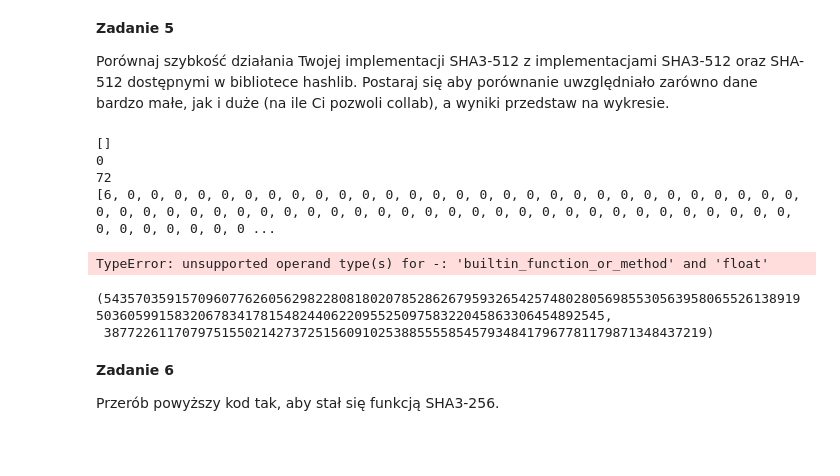
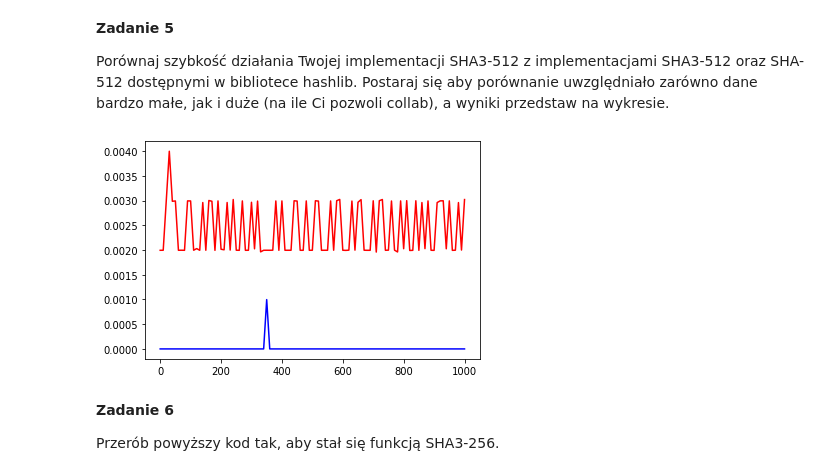
Before and after one commit to ewier/MKwAD_SPHINCS_plus, a Jupyter notebook: laby/Kryptografia_1.ipynb, the cells around one changed output. Drawn from its saved outputs; the diff is of its cells as text; code cells hidden in the pictures; blank space fills up the shorter version.

```diff
--- a/laby/Kryptografia_1.ipynb
+++ b/laby/Kryptografia_1.ipynb
@@ -389,31 +329,24 @@ def to_64_bytes(A, n=64, byte_num=8):
 
 def extract_hash(state):
     hash_str = ''
-    for i in state:
-        hash_str += hex(i)[2:]
+    for i in range(64):
+        b = state[i]
+        hash_str += hex(b)[2:]
     return hash_str
 
 def sha3_512(msg):
     msg = [ord(i) for i in msg]
-    print(msg)
     msg = pad(msg)
-    print(msg)
     state = [0x0 for i in range(200)]
-    logger(f">initial state:\n{state}")
 
     idx = 0
     while(idx<len(msg)):
         for j in range(0,r):
             state[j] = state[j] ^ msg[idx+j]
-        logger(f">XOR'ed state:\n{state}")
-        logger(">compute state:")
         state = compute(state)
-        logger(f">computed state:\n")
-        show_stream(state)
         idx = idx+r
         break
     return extract_hash(state)
-    # return to_64_bytes(convertToInts(state), 64, 8)
 # %%
 # INITIAL TEST
 # a69f73cca23a9ac5c8b567dc185a756e97c982164fe25859e0d1dcc1475c80a615b2123af1f5f94c11e3e9402c3ac558f500199d95b6d3e301758586281dcd26
@@ -462,6 +387,7 @@ import hashlib
 import random
 import string
 import time
+import matplotlib.pyplot as plt
 
 def sha_hashlib(message):
     hashlib_sha = hashlib.sha256()
@@ -477,48 +403,35 @@ def compare_times(msg):
     t_my = time.time() - t0
 
     t0 = time.time()
     sha_hashlib(msg)
     t_hashlib = time.time() - t0
     return t_my, t_hashlib
 
 def generate_messages(a,b,c=1):
     msg = []
     X = []
     for i in range(a,b+1,c):
         m = ''.join(random.choices(string.ascii_lowercase, k=i))
         msg.append(m)
         X.append(i)
     return msg, X
 
 def draw_time_plot(a,b,c=1):
     Y1 = []
     Y2 = []
     messages, X = generate_messages(a,b,c)
     for msg in messages:
         t1, t2 = compare_times(msg)
         Y1.append(t1)
         Y2.append(t2)
     plt.plot(X, Y1, 'r')
     plt.plot(X, Y2, 'b')
     plt.show()
 
 
-draw_time_plot(0,100,10)
+draw_time_plot(0,1000,10)
 # %% [output]
-[]
-0
-72
-[6, 0, 0, 0, 0, 0, 0, 0, 0, 0, 0, 0, 0, 0, 0, 0, 0, 0, 0, 0, 0, 0, 0, 0, 0, 0, 0, 0, 0, 0, 0, 0, 0, 0, 0, 0, 0, 0, 0, 0, 0, 0, 0, 0, 0, 0, 0, 0, 0, 0, 0, 0, 0, 0, 0, 0, 0, 0, 0, 0, 0, 0, 0, 0, 0, 0, 0 ...
-TypeError: unsupported operand type(s) for -: 'builtin_function_or_method' and 'float'
+[figure, added]
-# %%
-# Compare for "", along with the online generator
-
-# a69f73cca23a9ac5c8b567dc185a756e97c982164fe25859e0d1dcc1475c80a615b2123af1f5f94c11e3e9402c3ac558f500199d95b6d3e301758586281dcd26
-# 8726747316830419364958639139147315824775555516067481895052668517585674312541027591056254248436504998721202987065792642411491591677611800488385866310208806
-compare("")
-# %% [output]
-(5435703591570960776260562982280818020785286267959326542574802805698553056395806552613891950360599158320678341781548244062209552509758322045863306454892545,
- 38772261170797515502142737251560910253885555854579348417967781179871348437219)
 # %% [markdown]
 **Zadanie 6**
 
```
Also changed, not shown: parts of 8 cells of this notebook.
